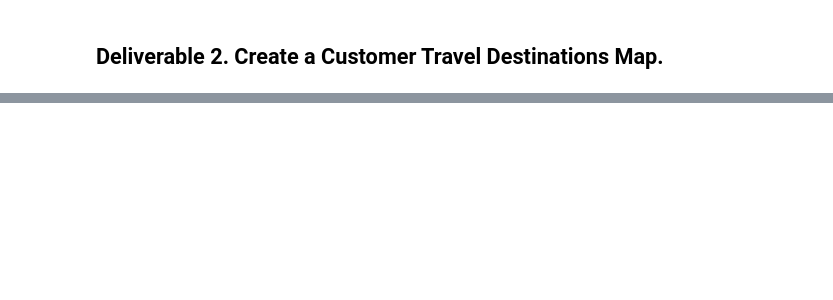
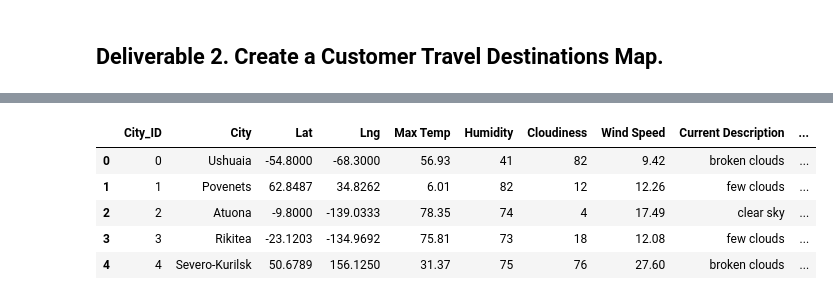
Before and after one commit to ginaikramer/World_Weather_Analysis, a Jupyter notebook: Vacation_Search/Vacation_Search.ipynb, the cells around one changed output, grey strips where cells are left out. Cells and saved outputs as stored; diff of their text form; code cells hidden in the pictures; blank space fills up the shorter version.

```diff
--- a/Vacation_Search/Vacation_Search.ipynb
+++ b/Vacation_Search/Vacation_Search.ipynb
@@ -18,7 +17,14 @@ ModuleNotFoundError: No module named 'config'
 # %%
 # 1. Import the WeatherPy_database.csv file.
-city_data_df = pd.read_csv("Weather_Database/WeatherPy_Database.csv")
+city_data_df=pd.read_csv("..\\Weather_Database\\WeatherPy_Database.csv")
 city_data_df.head()
+# %% [output]
+|  | City_ID | City | Lat | Lng | Max Temp | Humidity | Cloudiness | Wind Speed | Current Description | ... |
+| 0 | 0 | Ushuaia | -54.8000 | -68.3000 | 56.93 | 41 | 82 | 9.42 | broken clouds | ... |
+| 1 | 1 | Povenets | 62.8487 | 34.8262 | 6.01 | 82 | 12 | 12.26 | few clouds | ... |
+| 2 | 2 | Atuona | -9.8000 | -139.0333 | 78.35 | 74 | 4 | 17.49 | clear sky | ... |
+| 3 | 3 | Rikitea | -23.1203 | -134.9692 | 75.81 | 73 | 18 | 12.08 | few clouds | ... |
+| 4 | 4 | Severo-Kurilsk | 50.6789 | 156.1250 | 31.37 | 75 | 76 | 27.60 | broken clouds | ... |
 # %%
 # 2. Prompt the user to enter minimum and maximum temperature criteria
 # Ask the customer to add a minimum and maximum temperature value.
```
Also changed, not shown: parts of 16 cells of this notebook, 7 other files.
